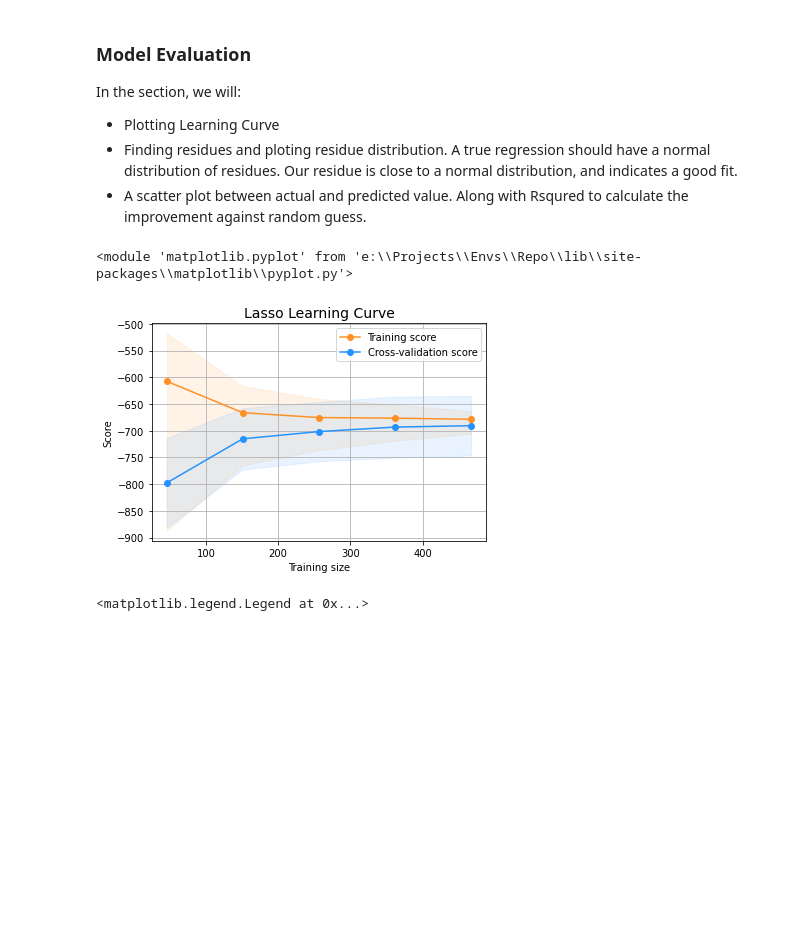
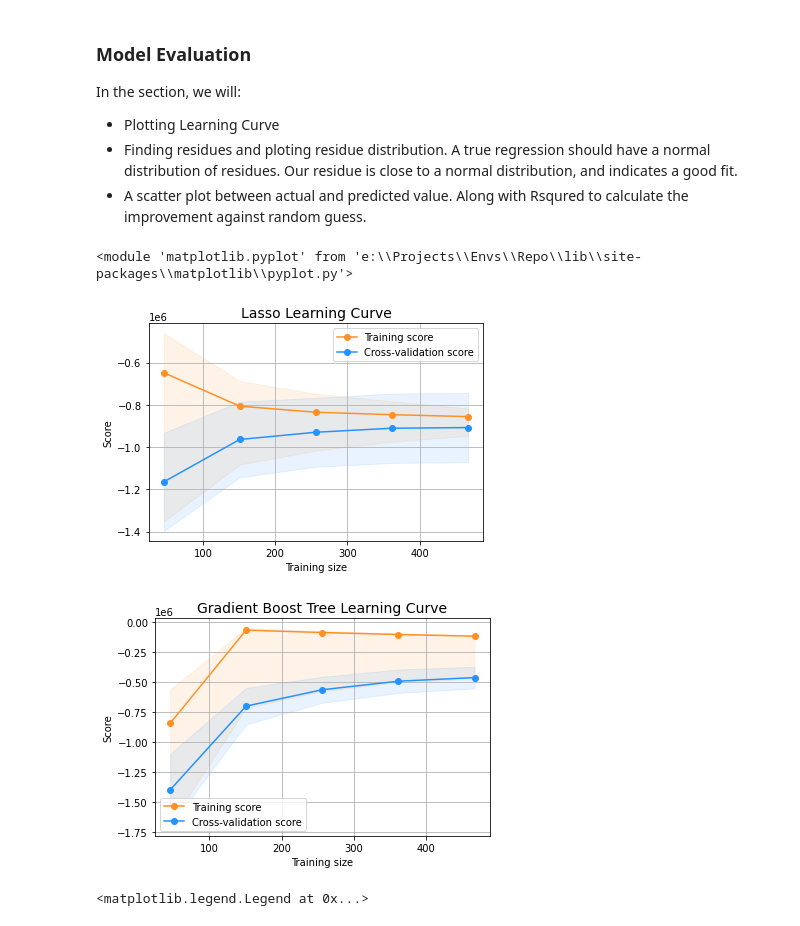
Before and after one commit to yuchen0908/explainable_ml, a Jupyter notebook: s4.1_bike_rental.ipynb, the cells around one changed output. Cells and saved outputs as stored; diff of their text form; code cells hidden in the pictures; blank space fills up the shorter version.

```diff
--- a/s4.1_bike_rental.ipynb
+++ b/s4.1_bike_rental.ipynb
@@ -294,12 +385,15 @@ def plot_learning_curve(estimator_name, estimator, X, y, ylim=None, cv=None, n_j
 # %%
 # https://scikit-learn.org/stable/modules/generated/sklearn.model_selection.ShuffleSplit.html
 # cv returns cross-validation generator, which is an generator of train_index and test_index
-from sklearn.metrics import make_scorer, mean_absolute_error
+from sklearn.metrics import make_scorer, mean_squared_error
 cv = ShuffleSplit(n_splits=100, test_size=0.2, random_state=42)
 # how to use make scorer, https://scikit-learn.org/stable/modules/model_evaluation.html
-plot_learning_curve("Lasso",lasso_reg, X_train, y_train, cv=cv, scoring=make_scorer(mean_absolute_error, greater_is_better=False),n_jobs=1)
+plot_learning_curve("Lasso",lasso_reg, X_train, y_train, cv=cv, scoring=make_scorer(mean_squared_error, greater_is_better=False),n_jobs=1)
+
+plot_learning_curve("Gradient Boost Tree", gbt_reg, X_train, y_train, cv=cv, scoring=make_scorer(mean_squared_error, greater_is_better=False),n_jobs=1)
 # %% [output]
 <module 'matplotlib.pyplot' from 'e:\\Projects\\Envs\\Repo\\lib\\site-packages\\matplotlib\\pyplot.py'>
-[figure, old version]
+[figure, new version]
+[figure, added]
 # %%
 # plotting histogram plot
```
Also changed, not shown: parts of 9 cells of this notebook, 3 other files.
